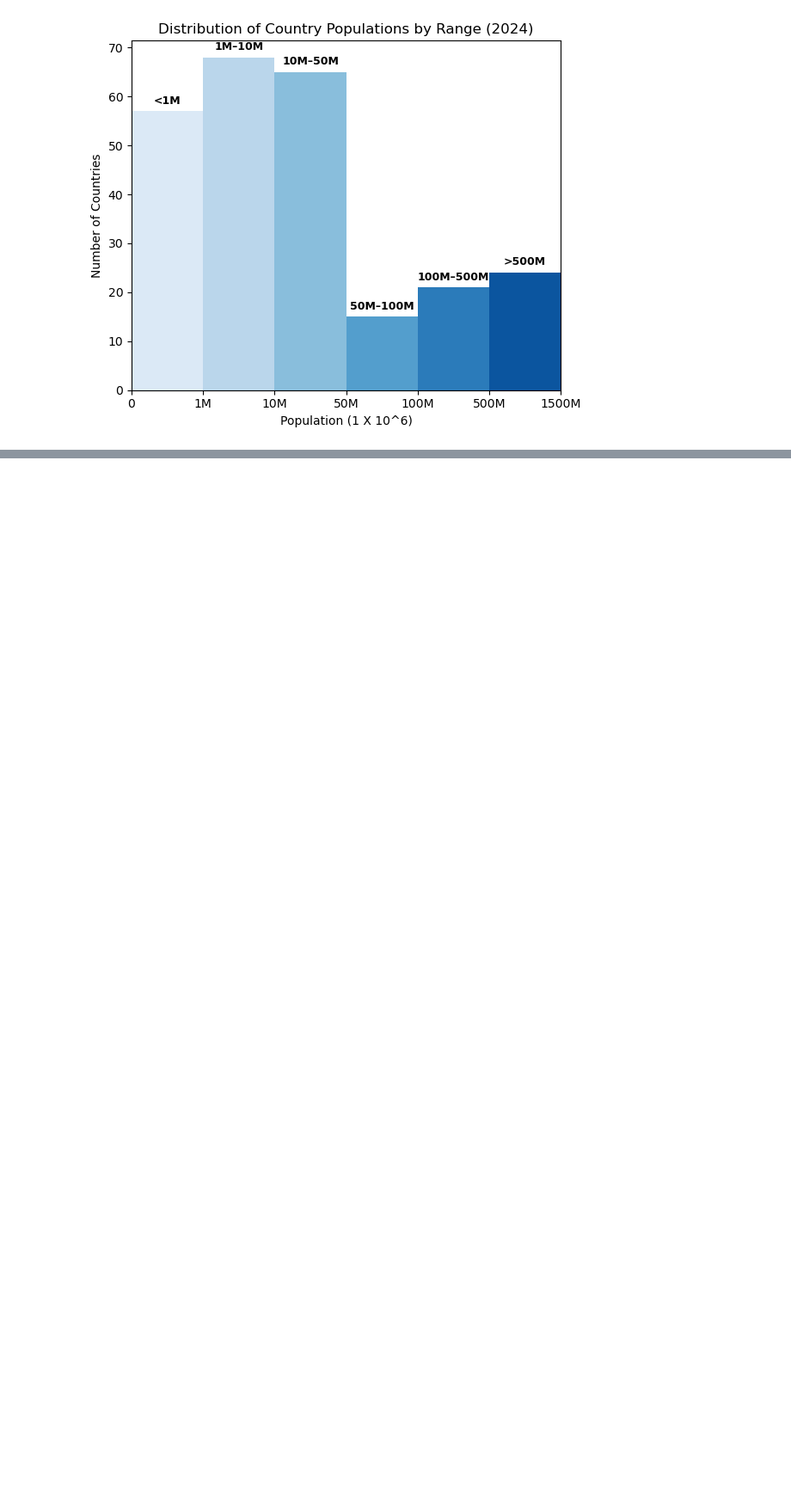
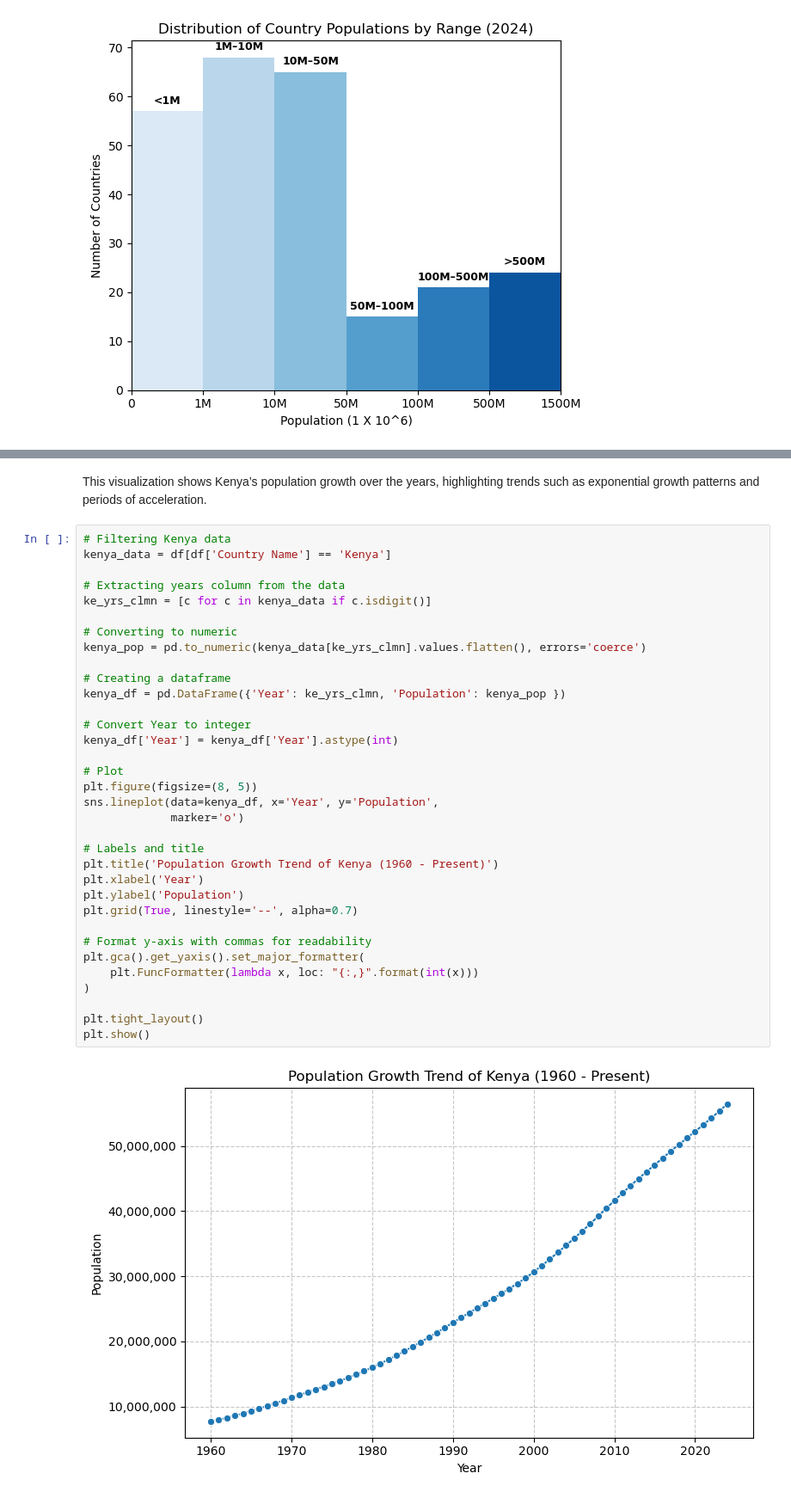
Before and after one commit to paulmbuitu/PRODIGY_DS_01, a Jupyter notebook: Task.ipynb, the cells around one changed output, grey strips where cells are left out. Shown at 86% size. Cells and saved outputs as stored; diff of their text form; blank space fills up the shorter version.

```diff
--- a/Task.ipynb
+++ b/Task.ipynb
@@ -138,0 +132,38 @@ NameError: name 'FuncFormatter' is not defined
+# %% [markdown]
+This visualization shows Kenya’s population growth over the years, highlighting trends such as exponential growth patterns and periods of acceleration.
+# %%
+# Filtering Kenya data
+kenya_data = df[df['Country Name'] == 'Kenya']
+
+# Extracting years column from the data
+ke_yrs_clmn = [c for c in kenya_data if c.isdigit()]
+
+# Converting to numeric
+kenya_pop = pd.to_numeric(kenya_data[ke_yrs_clmn].values.flatten(), errors='coerce')
+
+# Creating a dataframe
+kenya_df = pd.DataFrame({'Year': ke_yrs_clmn, 'Population': kenya_pop })
+
+# Convert Year to integer
+kenya_df['Year'] = kenya_df['Year'].astype(int)
+
+# Plot
+plt.figure(figsize=(8, 5))
+sns.lineplot(data=kenya_df, x='Year', y='Population',
+             marker='o')
+
+# Labels and title
+plt.title('Population Growth Trend of Kenya (1960 - Present)')
+plt.xlabel('Year')
+plt.ylabel('Population')
+plt.grid(True, linestyle='--', alpha=0.7)
+
+# Format y-axis with commas for readability
+plt.gca().get_yaxis().set_major_formatter(
+    plt.FuncFormatter(lambda x, loc: "{:,}".format(int(x)))
+)
+
+plt.tight_layout()
+plt.show()
+# %% [output]
+[figure, added]
```
Also changed, not shown: parts of 12 cells of this notebook.
